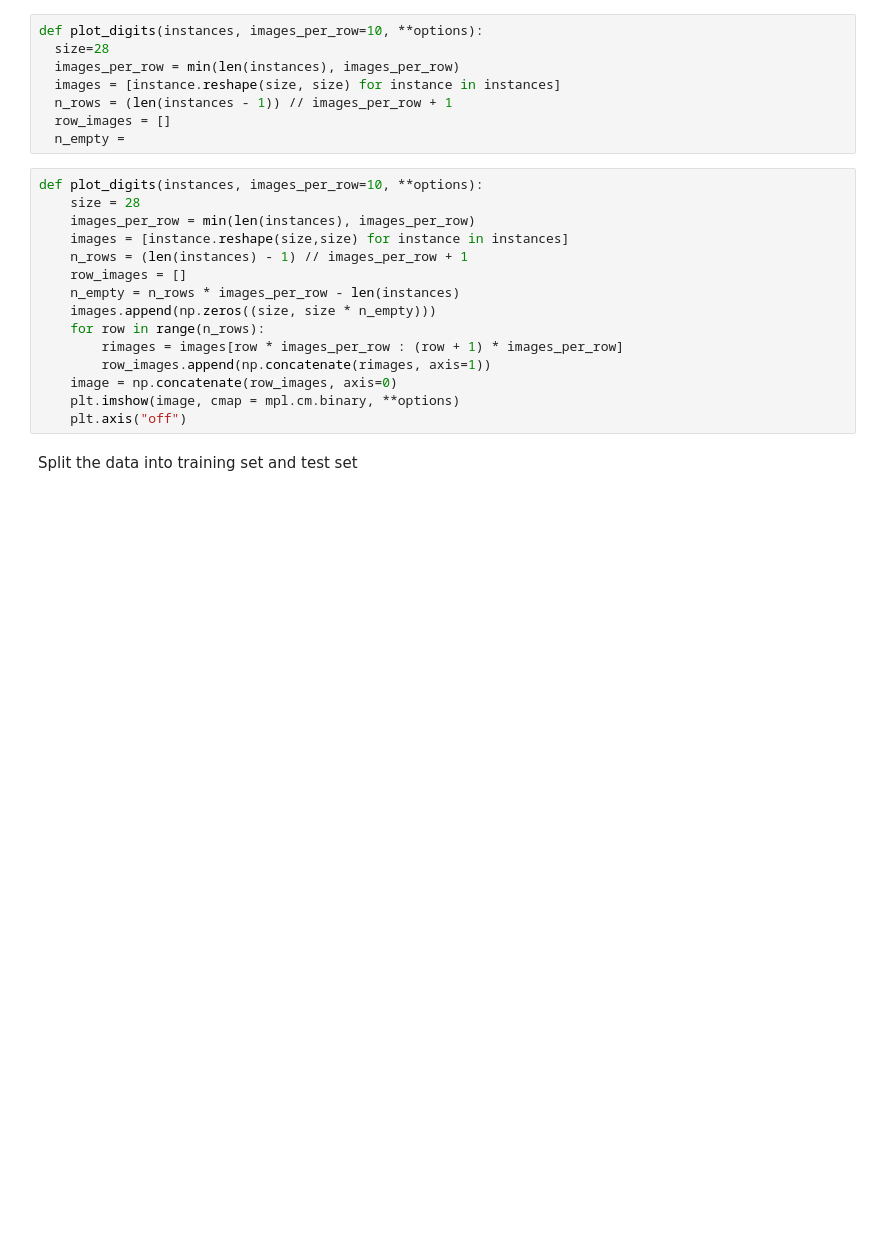
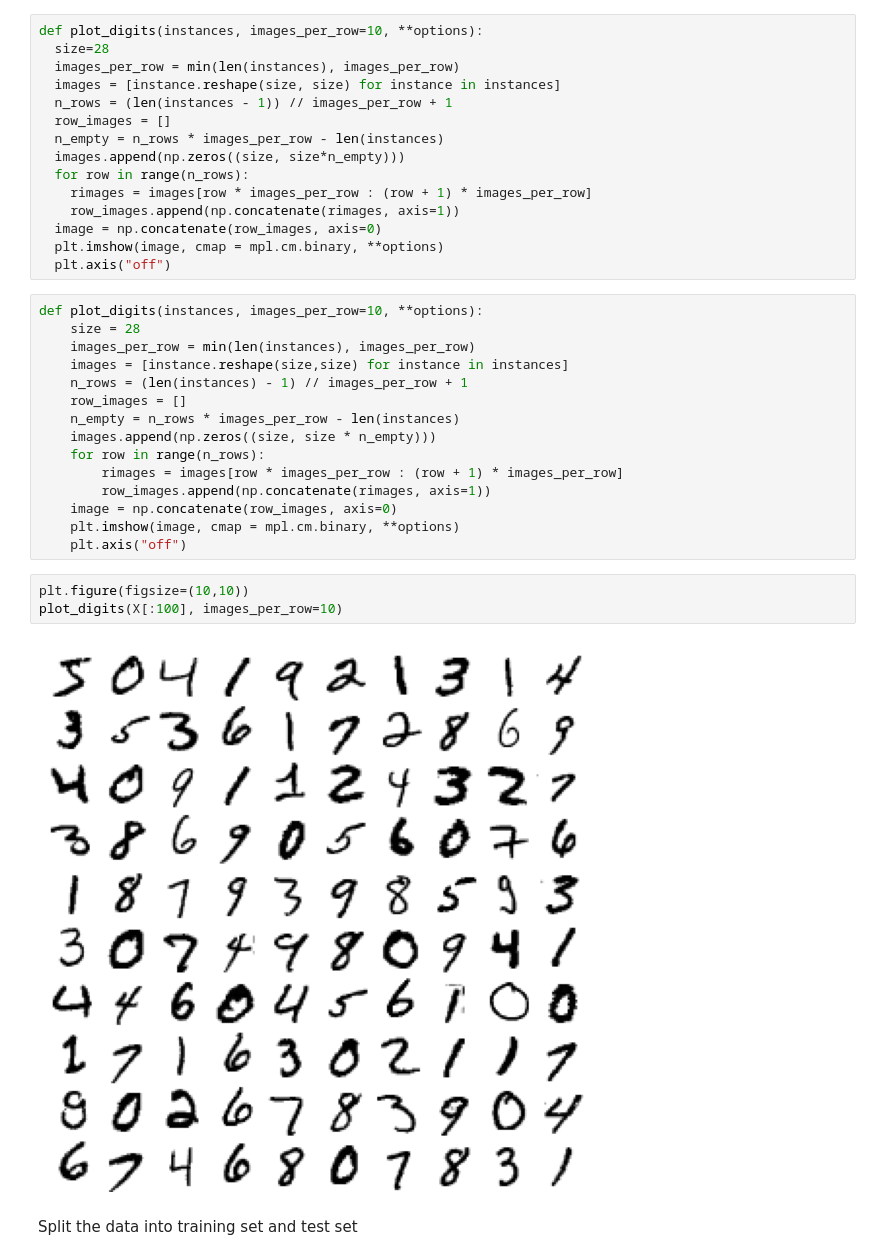
Before and after one commit to RocioLiu/ML_Resources, a Jupyter notebook: Geron_ch3_Classification.ipynb, the cells around one changed output. Drawn from its saved outputs; the diff is of its cells as text; blank space fills up the shorter version.

```diff
--- a/Geron_ch3_Classification.ipynb
+++ b/Geron_ch3_Classification.ipynb
@@ -87,7 +87,14 @@ def plot_digits(instances, images_per_row=10, **options):
   images = [instance.reshape(size, size) for instance in instances]
   n_rows = (len(instances - 1)) // images_per_row + 1
   row_images = []
-  n_empty =
+  n_empty = n_rows * images_per_row - len(instances)
+  images.append(np.zeros((size, size*n_empty)))
+  for row in range(n_rows):
+    rimages = images[row * images_per_row : (row + 1) * images_per_row]
+    row_images.append(np.concatenate(rimages, axis=1))
+  image = np.concatenate(row_images, axis=0)
+  plt.imshow(image, cmap = mpl.cm.binary, **options)
+  plt.axis("off")
 # %%
 def plot_digits(instances, images_per_row=10, **options):
     size = 28
@@ -103,5 +110,10 @@ def plot_digits(instances, images_per_row=10, **options):
     image = np.concatenate(row_images, axis=0)
     plt.imshow(image, cmap = mpl.cm.binary, **options)
     plt.axis("off")
+# %%
+plt.figure(figsize=(10,10))
+plot_digits(X[:100], images_per_row=10)
+# %% [output]
+[figure, added]
 # %% [markdown]
 Split the data into training set and test set
```
Also changed, not shown: parts of 3 cells of this notebook.
